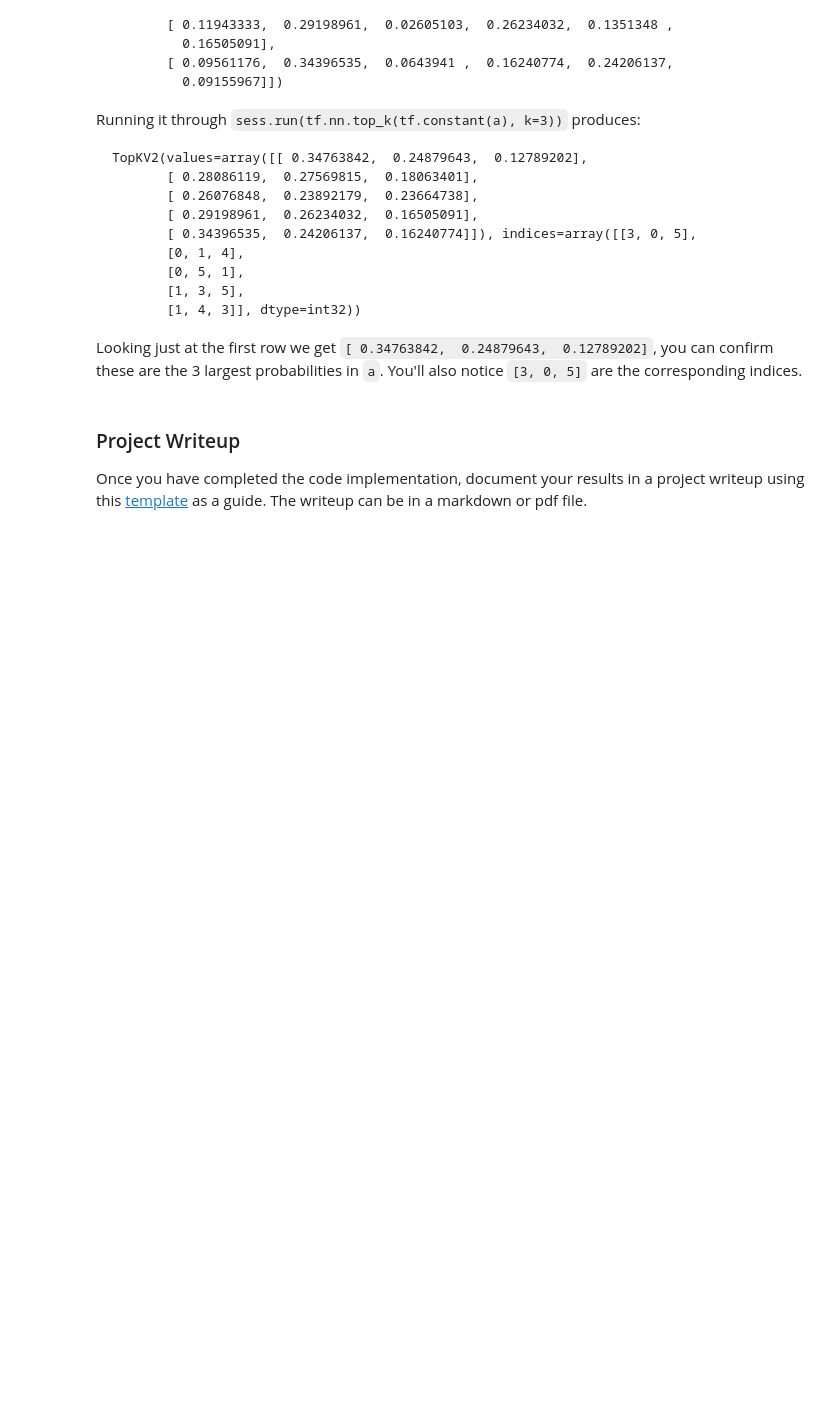
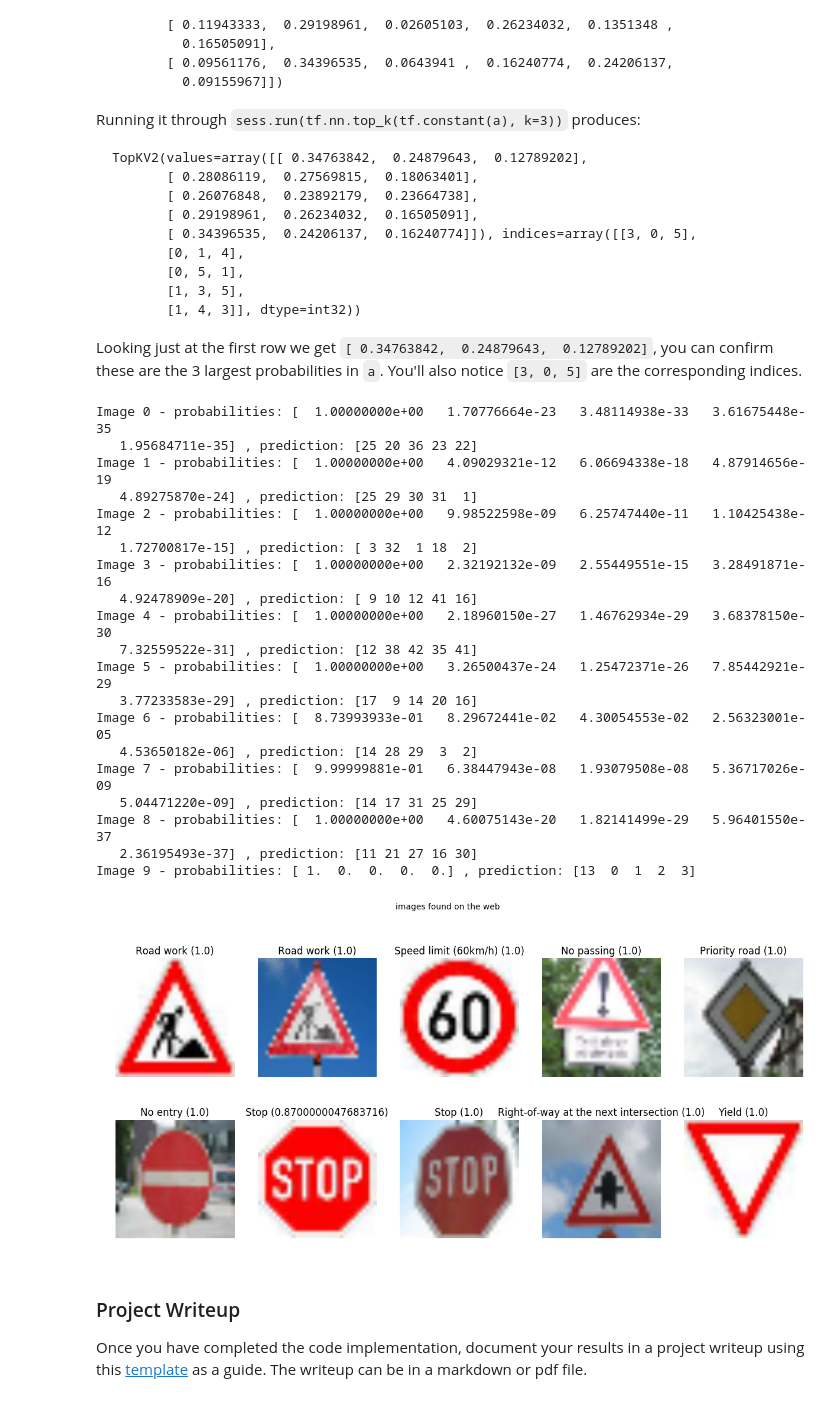
Before and after one commit to micsh/Traffic-Sign-Classifier-P2, a Jupyter notebook: Traffic_Sign_Classifier.ipynb, the cells around one changed output. Saved outputs shown, nothing was run; the diff lists cells and outputs as text; code cells hidden in the pictures; blank space fills up the shorter version.

```diff
--- a/Traffic_Sign_Classifier.ipynb
+++ b/Traffic_Sign_Classifier.ipynb
@@ -250,3 +429,43 @@ Looking just at the first row we get `[ 0.34763842,  0.24879643,  0.12789202]`,
+# %%
+### Print out the top five softmax probabilities for the predictions on the German traffic sign images found on the web.
+### Feel free to use as many code cells as needed.
+
+with tf.Session() as sess:
+    saver.restore(sess, tf.train.latest_checkpoint('.'))
+    top5 = sess.run(tf.nn.top_k(tf.nn.softmax(logits), k=5, sorted=True),
+                    feed_dict={x: images_web, keep_prob : 1.0})
+
+    for i in range(len(top5[0])):
+        print("Image {} - probabilities: {} , prediction: {}".format(i, top5[0][i], top5[1][i]))
+
+    fig = plt.figure(figsize=(15, 10))
+    fig.suptitle('images found on the web')
+    for i in range(0, len(images_web)):
+        plt.subplot(3, 5, i+1)
+        plt.axis('off')
+        plt.imshow(images_web[i])
+        plt.title("{} ({})".format(labels[top5[1][i][0]], round(top5[0][i][0], 2)))
+# %% [output]
+Image 0 - probabilities: [  1.00000000e+00   1.70776664e-23   3.48114938e-33   3.61675448e-35
+   1.95684711e-35] , prediction: [25 20 36 23 22]
+Image 1 - probabilities: [  1.00000000e+00   4.09029321e-12   6.06694338e-18   4.87914656e-19
+   4.89275870e-24] , prediction: [25 29 30 31  1]
+Image 2 - probabilities: [  1.00000000e+00   9.98522598e-09   6.25747440e-11   1.10425438e-12
+   1.72700817e-15] , prediction: [ 3 32  1 18  2]
+Image 3 - probabilities: [  1.00000000e+00   2.32192132e-09   2.55449551e-15   3.28491871e-16
+   4.92478909e-20] , prediction: [ 9 10 12 41 16]
+Image 4 - probabilities: [  1.00000000e+00   2.18960150e-27   1.46762934e-29   3.68378150e-30
+   7.32559522e-31] , prediction: [12 38 42 35 41]
+Image 5 - probabilities: [  1.00000000e+00   3.26500437e-24   1.25472371e-26   7.85442921e-29
+   3.77233583e-29] , prediction: [17  9 14 20 16]
+Image 6 - probabilities: [  8.73993933e-01   8.29672441e-02   4.30054553e-02   2.56323001e-05
+   4.53650182e-06] , prediction: [14 28 29  3  2]
+Image 7 - probabilities: [  9.99999881e-01   6.38447943e-08   1.93079508e-08   5.36717026e-09
+   5.04471220e-09] , prediction: [14 17 31 25 29]
+Image 8 - probabilities: [  1.00000000e+00   4.60075143e-20   1.82141499e-29   5.96401550e-37
+   2.36195493e-37] , prediction: [11 21 27 16 30]
+Image 9 - probabilities: [ 1.  0.  0.  0.  0.] , prediction: [13  0  1  2  3]
+[figure, added]
 # %% [markdown]
 ### Project Writeup
 
```
Also changed, not shown: parts of 13 cells of this notebook, 3 other files.
